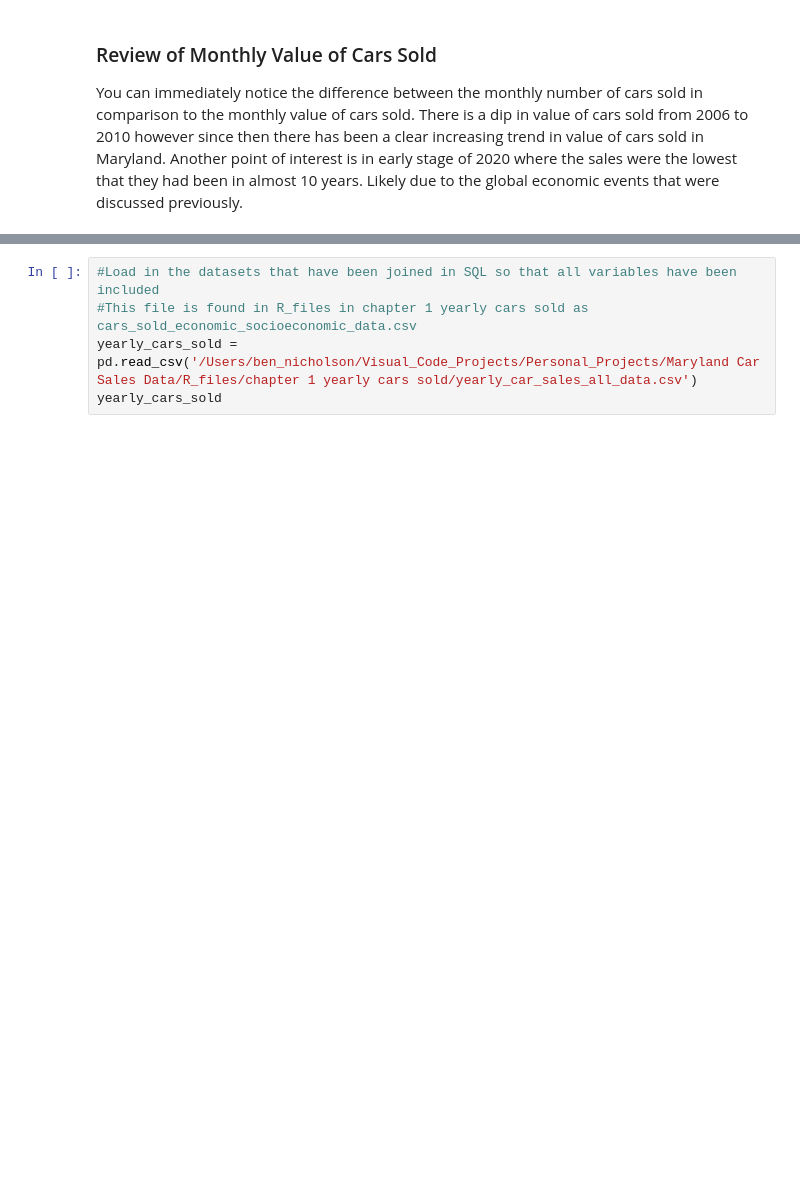
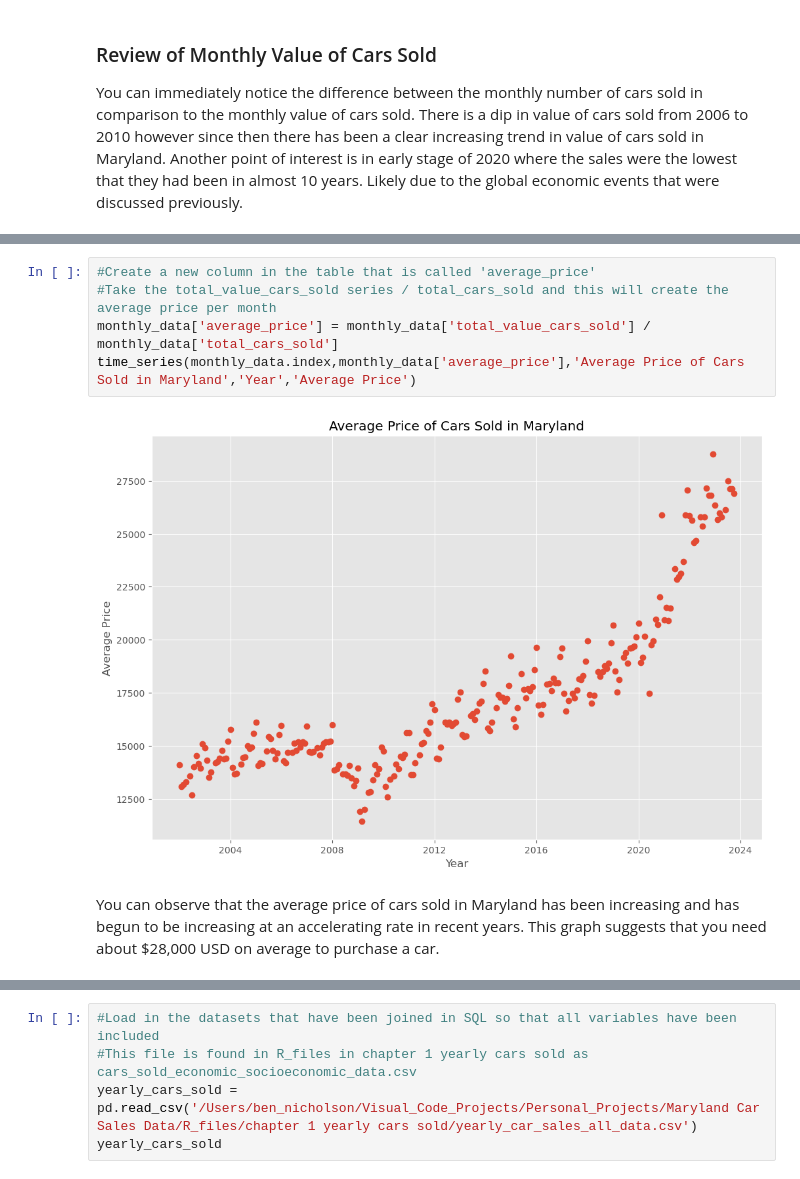
Before and after one commit to bennicholson2/Maryland-Car-Sales-Data, a Jupyter notebook: sales_project_chapters/sales_project_chapter_1.ipynb, the cells around one changed output, grey strips where cells are left out. Cells and saved outputs as stored; diff of their text form; blank space fills up the shorter version.

```diff
--- a/sales_project_chapters/sales_project_chapter_1.ipynb
+++ b/sales_project_chapters/sales_project_chapter_1.ipynb
@@ -107,0 +127,9 @@ continue to look at the general trends, seasonality is going to look at the seas
+# %%
+#Create a new column in the table that is called 'average_price'
+#Take the total_value_cars_sold series / total_cars_sold and this will create the average price per month
+monthly_data['average_price'] = monthly_data['total_value_cars_sold'] / monthly_data['total_cars_sold']
+time_series(monthly_data.index,monthly_data['average_price'],'Average Price of Cars Sold in Maryland','Year','Average Price')
+# %% [output]
+[figure, added]
+# %% [markdown]
+You can observe that the average price of cars sold in Maryland has been increasing and has begun to be increasing at an accelerating rate in recent years. This graph suggests that you need about $28,000 USD on average to purchase a car.
```
Also changed, not shown: parts of 9 cells of this notebook, 1 other file.
